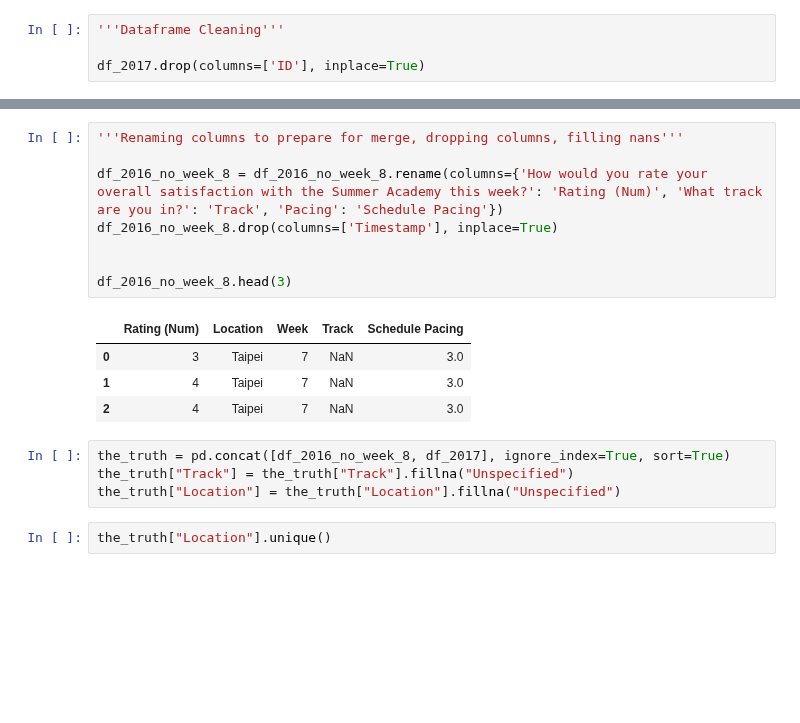
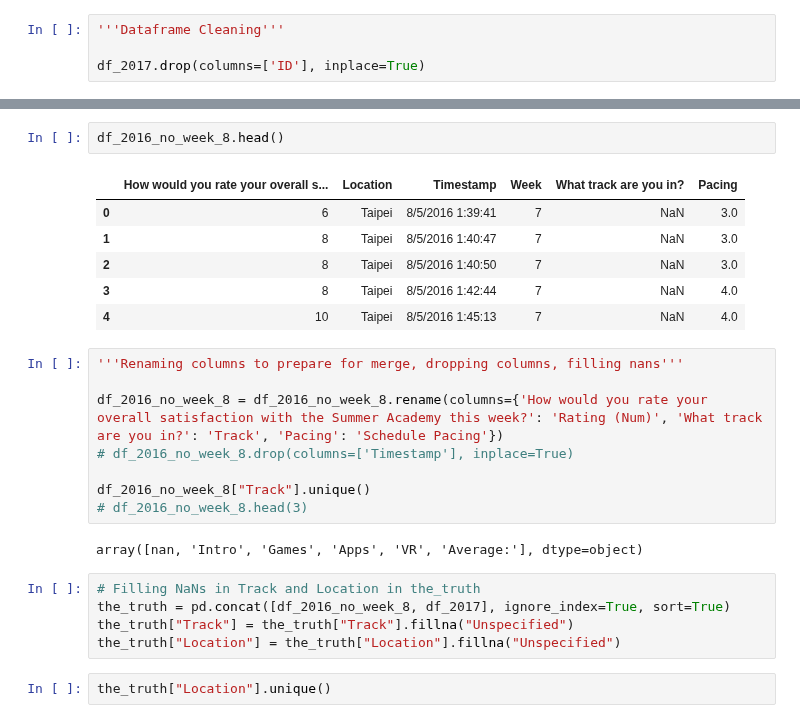
Before and after one commit to natepill/DS1.1, a Jupyter notebook: NPS/MS-Summer-Acadmey-2017.ipynb, the cells around one changed output, grey strips where cells are left out. Saved outputs shown, nothing was run; the diff lists cells and outputs as text; blank space fills up the shorter version.

```diff
--- a/NPS/MS-Summer-Acadmey-2017.ipynb
+++ b/NPS/MS-Summer-Acadmey-2017.ipynb
@@ -617,17 +613,24 @@ array(['3', '4', '5', '6', '7', '8', '9', '10', '0', '1', '2', '#ERROR!'],
+# %%
+df_2016_no_week_8.head()
+# %% [output]
+|  | How would you rate your overall s... | Location | Timestamp | Week | What track are you in? | Pacing |
+| 0 | 6 | Taipei | 8/5/2016 1:39:41 | 7 | NaN | 3.0 |
+| 1 | 8 | Taipei | 8/5/2016 1:40:47 | 7 | NaN | 3.0 |
+| 2 | 8 | Taipei | 8/5/2016 1:40:50 | 7 | NaN | 3.0 |
+| 3 | 8 | Taipei | 8/5/2016 1:42:44 | 7 | NaN | 4.0 |
+| 4 | 10 | Taipei | 8/5/2016 1:45:13 | 7 | NaN | 4.0 |
 # %%
 '''Renaming columns to prepare for merge, dropping columns, filling nans'''
 
 df_2016_no_week_8 = df_2016_no_week_8.rename(columns={'How would you rate your overall satisfaction with the Summer Academy this week?': 'Rating (Num)', 'What track are you in?': 'Track', 'Pacing': 'Schedule Pacing'})
-df_2016_no_week_8.drop(columns=['Timestamp'], inplace=True)
+# df_2016_no_week_8.drop(columns=['Timestamp'], inplace=True)
 
-
-df_2016_no_week_8.head(3)
+df_2016_no_week_8["Track"].unique()
+# df_2016_no_week_8.head(3)
 # %% [output]
-|  | Rating (Num) | Location | Week | Track | Schedule Pacing |
-| 0 | 3 | Taipei | 7 | NaN | 3.0 |
-| 1 | 4 | Taipei | 7 | NaN | 3.0 |
-| 2 | 4 | Taipei | 7 | NaN | 3.0 |
+array([nan, 'Intro', 'Games', 'Apps', 'VR', 'Average:'], dtype=object)
 # %%
+# Filling NaNs in Track and Location in the_truth
 the_truth = pd.concat([df_2016_no_week_8, df_2017], ignore_index=True, sort=True)
 the_truth["Track"] = the_truth["Track"].fillna("Unspecified")
 the_truth["Location"] = the_truth["Location"].fillna("Unspecified")
```
Also changed, not shown: parts of 7 cells of this notebook.
